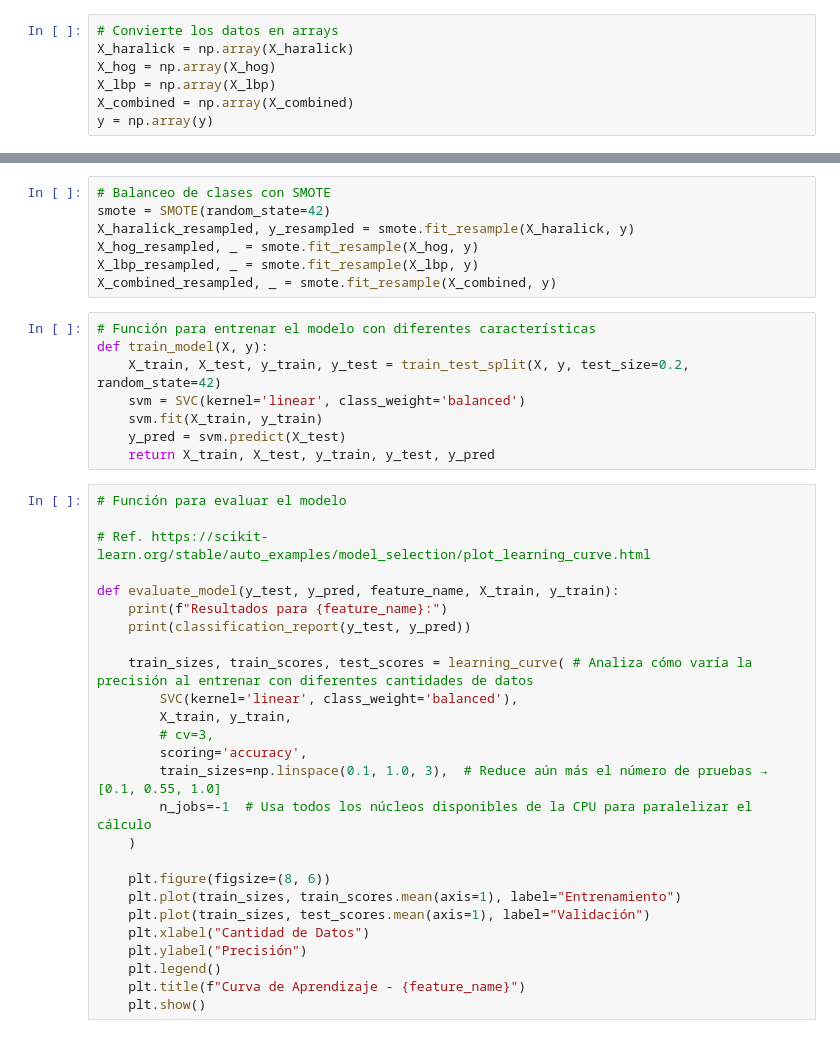
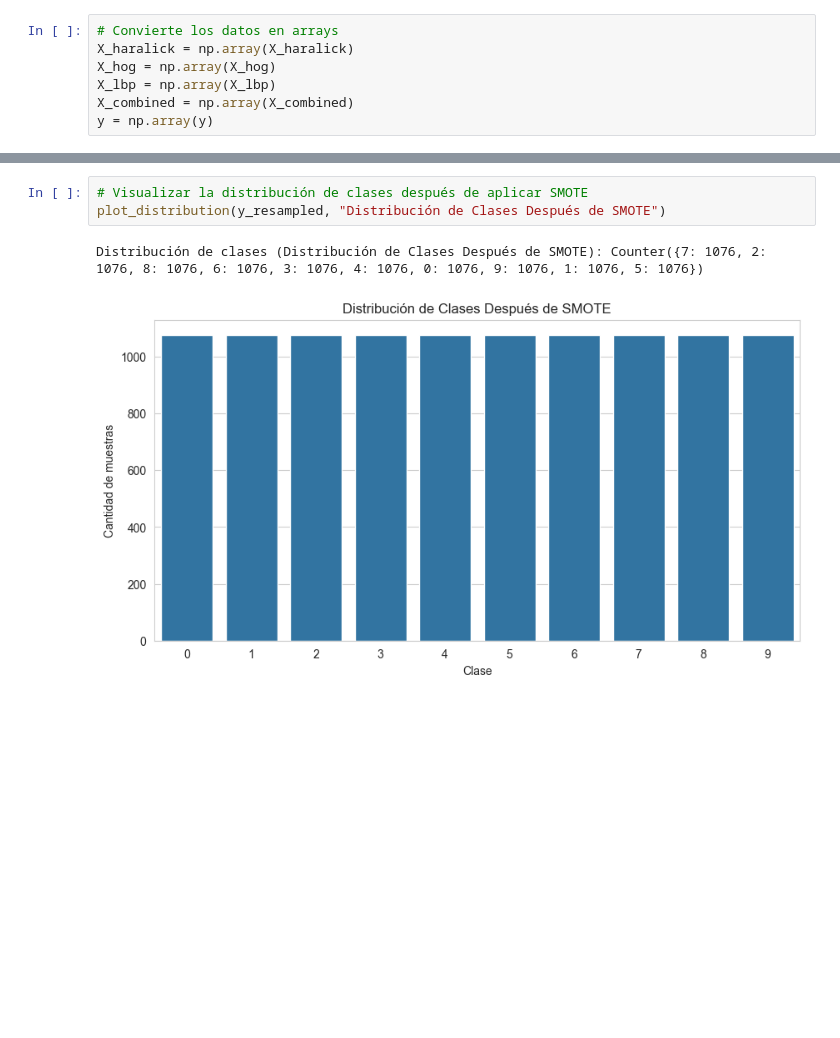
Before and after one commit to asier-ortiz/ai-course-notebooks, a Jupyter notebook: eurosat_test.ipynb, the cells around one changed output, grey strips where cells are left out. Drawn from its saved outputs; the diff is of its cells as text; blank space fills up the shorter version.

```diff
--- a/eurosat_test.ipynb
+++ b/eurosat_test.ipynb
@@ -142,42 +256,7 @@ Distribución de clases: Counter({0: 3000, 1: 3000, 2: 3000, 7: 3000, 9: 3000, 3
 # %%
-# Balanceo de clases con SMOTE
-smote = SMOTE(random_state=42)
-X_haralick_resampled, y_resampled = smote.fit_resample(X_haralick, y)
-X_hog_resampled, _ = smote.fit_resample(X_hog, y)
-X_lbp_resampled, _ = smote.fit_resample(X_lbp, y)
-X_combined_resampled, _ = smote.fit_resample(X_combined, y)
+# Visualizar la distribución de clases después de aplicar SMOTE
+plot_distribution(y_resampled, "Distribución de Clases Después de SMOTE")
+# %% [output]
+Distribución de clases (Distribución de Clases Después de SMOTE): Counter({7: 1076, 2: 1076, 8: 1076, 6: 1076, 3: 1076, 4: 1076, 0: 1076, 9: 1076, 1: 1076, 5: 1076})
+[figure, added]
-# %%
-# Función para entrenar el modelo con diferentes características
-def train_model(X, y):
-    X_train, X_test, y_train, y_test = train_test_split(X, y, test_size=0.2, random_state=42)
-    svm = SVC(kernel='linear', class_weight='balanced')
-    svm.fit(X_train, y_train)
-    y_pred = svm.predict(X_test)
-    return X_train, X_test, y_train, y_test, y_pred
-# %%
-# Función para evaluar el modelo
-
-# Ref. https://scikit-learn.org/stable/auto_examples/model_selection/plot_learning_curve.html
-
-def evaluate_model(y_test, y_pred, feature_name, X_train, y_train):
-    print(f"Resultados para {feature_name}:")
-    print(classification_report(y_test, y_pred))
-
-    train_sizes, train_scores, test_scores = learning_curve( # Analiza cómo varía la precisión al entrenar con diferentes cantidades de datos
-        SVC(kernel='linear', class_weight='balanced'),
-        X_train, y_train,
-        # cv=3,
-        scoring='accuracy',
-        train_sizes=np.linspace(0.1, 1.0, 3),  # Reduce aún más el número de pruebas → [0.1, 0.55, 1.0]
-        n_jobs=-1  # Usa todos los núcleos disponibles de la CPU para paralelizar el cálculo
-    )
-
-    plt.figure(figsize=(8, 6))
-    plt.plot(train_sizes, train_scores.mean(axis=1), label="Entrenamiento")
-    plt.plot(train_sizes, test_scores.mean(axis=1), label="Validación")
-    plt.xlabel("Cantidad de Datos")
-    plt.ylabel("Precisión")
-    plt.legend()
-    plt.title(f"Curva de Aprendizaje - {feature_name}")
-    plt.show()
 # %%
```
Also changed, not shown: parts of 19 cells of this notebook.
